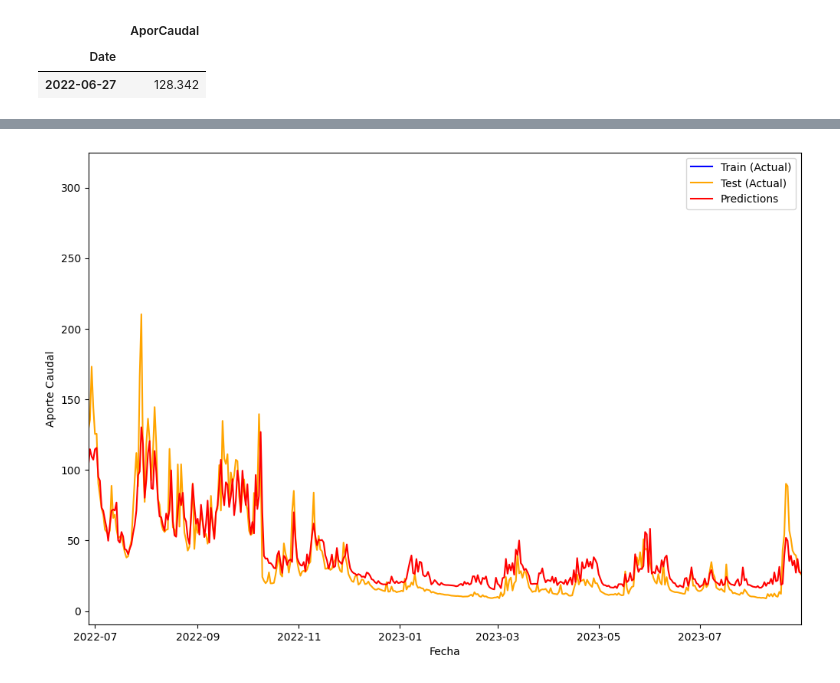
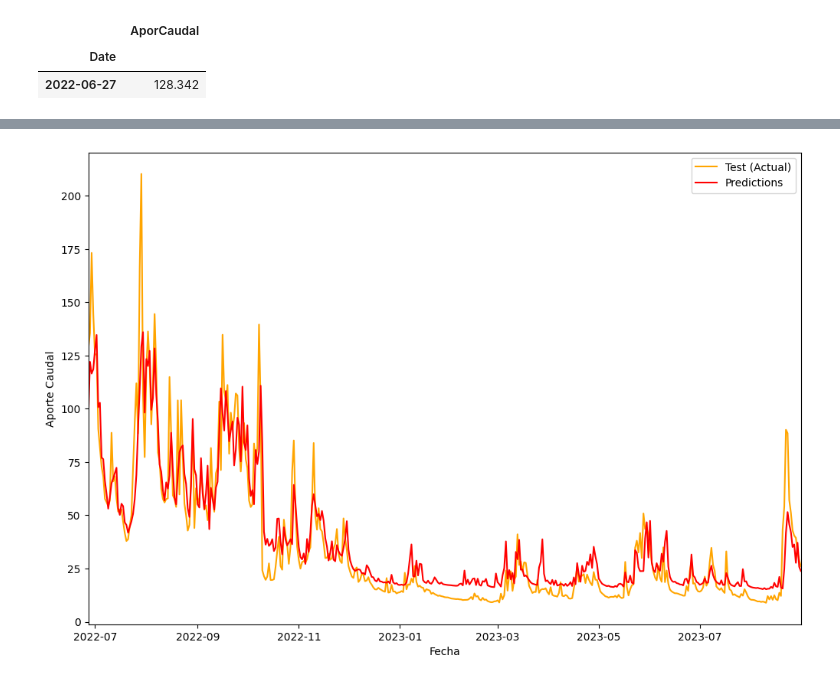
Before and after one commit to jpatinofo/Optimizacion, a Jupyter notebook: rnn_henrry_selene.ipynb, the cells around one changed output, grey strips where cells are left out. Drawn from its saved outputs; the diff is of its cells as text; code cells hidden in the pictures.

Commit message:
Update rnn training-validation split, and adjust model hyperparameters

```diff
--- a/rnn_henrry_selene.ipynb
+++ b/rnn_henrry_selene.ipynb
@@ -176,8 +183,17 @@ Model: "sequential"
 # %%
-model.compile(optimizer="adam",
+model.compile(optimizer=optimizer,
               loss="mae",
-              metrics=[keras.metrics.RootMeanSquaredError()])
+              metrics=[keras.metrics.R2Score()])
 # %% [markdown]
 # 4. Entrenar
+# %%
+from keras.callbacks import EarlyStopping, ReduceLROnPlateau
+
+early_stopping = EarlyStopping(monitor='val_loss', patience=5, restore_best_weights=True)
+lr_scheduler = ReduceLROnPlateau(monitor='val_loss', factor=0.2, patience=3, min_lr=0.00001)
 # %%
-training = model.fit(X_train, y_train, epochs=20, batch_size=32)
+training = model.fit(X_train, y_train,
+                    validation_data=(X_val, y_val),
+                    epochs=40,
+                    batch_size=64,
+                    callbacks=[early_stopping, lr_scheduler])
@@ -209,13 +209,12 @@ plt.plot(loss)
 # %% [markdown]
 # 5. Resultados
 # %%
-# Prep the test data
-test_data = scaled_data[training_data_len - 60:]
+# Preparar los datos de test
+test_data = scaled_data[training_data_len-window_slide:]
 X_test, y_test = [], dataset[training_data_len:,12]
 
-
-for i in range(60, len(test_data)):
-    X_test.append(test_data[i-60:i])
+for i in range(window_slide, len(test_data)):
+    X_test.append(test_data[i-window_slide:i])
 
 X_test = np.array(X_test)
 X_test = np.reshape(X_test, (X_test.shape[0],X_test.shape[1],14))
@@ -263,32 +262,27 @@ plt.show()
 # %%
 import matplotlib.pyplot as plt
 
-# Definir el periodo de las predicciones (asegurándote de que las predicciones tengan un índice de fechas)
+# Definir el periodo de las predicciones
 start_date = predictions.index.min()  # Primer día de las predicciones
 end_date = predictions.index.max()    # Último día de las predicciones
 
-# Graficar todo el conjunto de datos
 plt.figure(figsize=(12,8))
 
-# Graficar las series de entrenamiento y prueba
-plt.plot(train, label="Train (Actual)", color='blue')
+# Graficar datos de prueba
 plt.plot(test, label="Test (Actual)", color='orange')
 
-# Graficar solo las predicciones
+# Graficar predicciones
 plt.plot(predictions.index, predictions, label="Predictions", color='red')
 
 # Ajustar el rango de fechas (zoom en el periodo de las predicciones)
 plt.xlim(start_date, end_date)
 
-# Etiquetas y leyenda
 plt.xlabel("Fecha")
 plt.ylabel("Aporte Caudal")
 plt.legend()
-
-# Mostrar la gráfica
 plt.show()
 # %% [output]
-[figure, old version]
+[figure, new version]
 # %%
 from sklearn.metrics import mean_squared_error, mean_absolute_error, r2_score
 import pandas as pd
```
Also changed, not shown: parts of 22 cells of this notebook.
